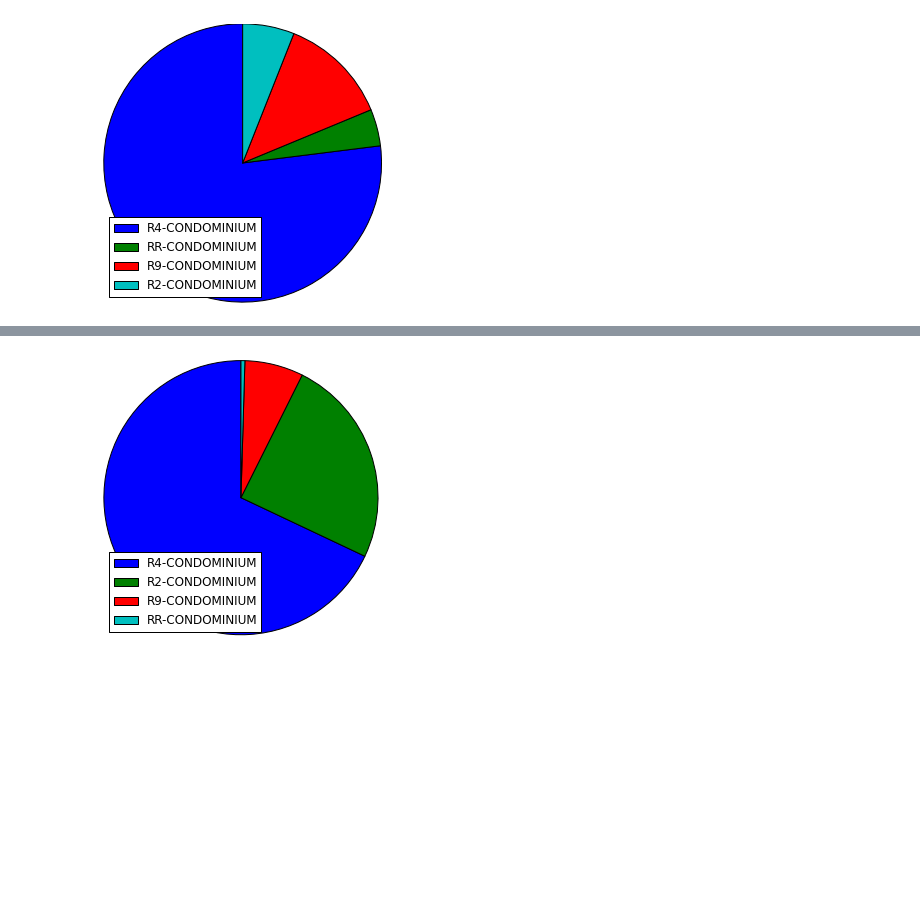
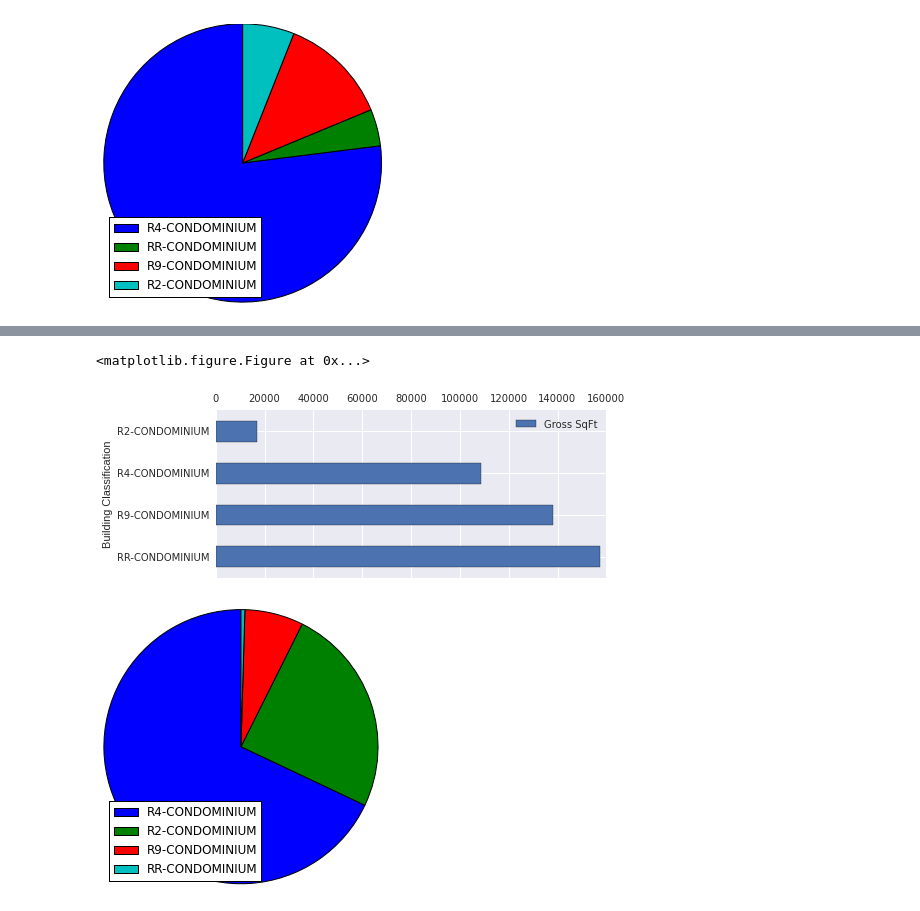
Before and after one commit to grauwolf32/ITDMProject, a Jupyter notebook: Untitled.ipynb, the cells around one changed output, grey strips where cells are left out. Saved outputs shown, nothing was run; the diff lists cells and outputs as text; code cells hidden in the pictures; blank space fills up the shorter version.

```diff
--- a/Untitled.ipynb
+++ b/Untitled.ipynb
@@ -258,3 +263,8 @@ barh_plot(ny_rental_data["manhattan"],[12,18],["Building Classification","Estima
+# %%
+barh_plot(ny_rental_data["manhattan"],[12,15],["Building Classification","Gross SqFt"],figure_size=(7,3))
+# %% [output]
+<matplotlib.figure.Figure at 0x...>
+[figure, added]
 # %%
 polar_chart_plot(ny_rental_data["queens"],12,"Building Classification")
 # %% [output]
```
Also changed, not shown: parts of 5 cells of this notebook, 1 other file.
